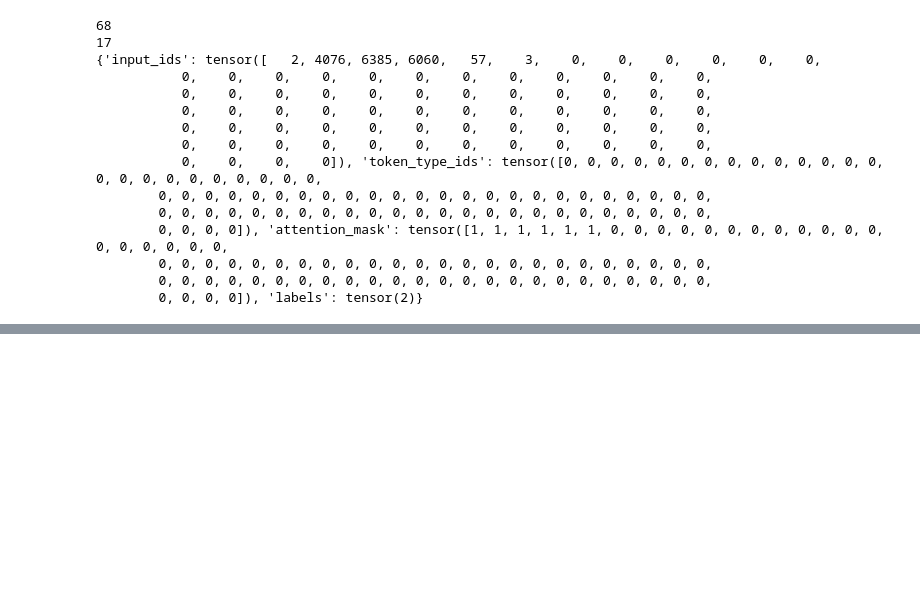
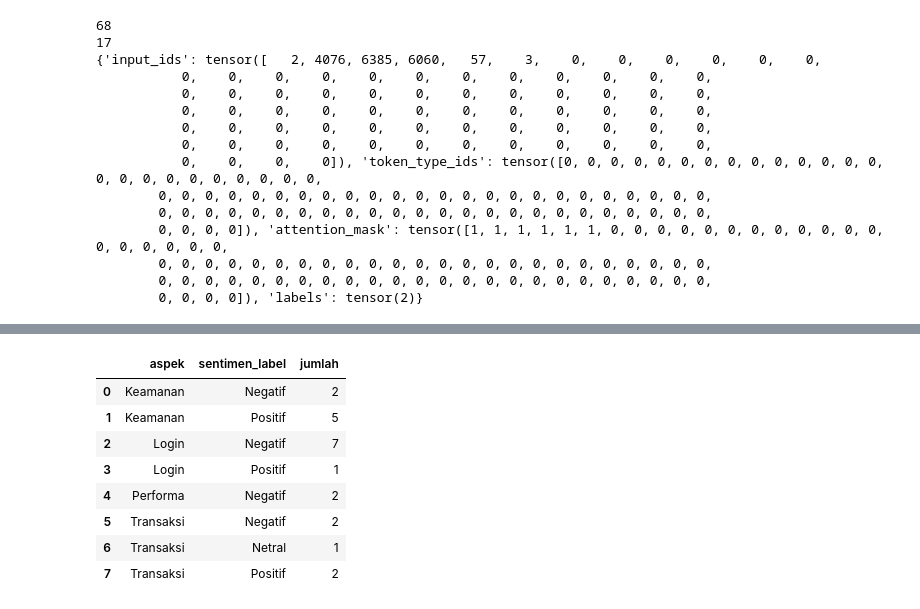
Before and after one commit to mukhairatil/sentiment-analysis-indoroberta, a Jupyter notebook: tes_penelitian.ipynb, the cells around one changed output, grey strips where cells are left out. Drawn from its saved outputs; the diff is of its cells as text; code cells hidden in the pictures; blank space fills up the shorter version.

```diff
--- a/tes_penelitian.ipynb
+++ b/tes_penelitian.ipynb
@@ -418,0 +583,19 @@ TrainOutput(global_step=27, training_loss=0.3243716601972227, metrics={'train_ru
+# %%
+aspek_sentimen = (
+    df_aspek
+    .groupby(["aspek", "sentimen_label"])
+    .size()
+    .reset_index(name="jumlah")
+)
+
+aspek_sentimen
+# %% [output]
+|  | aspek | sentimen_label | jumlah |
+| 0 | Keamanan | Negatif | 2 |
+| 1 | Keamanan | Positif | 5 |
+| 2 | Login | Negatif | 7 |
+| 3 | Login | Positif | 1 |
+| 4 | Performa | Negatif | 2 |
+| 5 | Transaksi | Negatif | 2 |
+| 6 | Transaksi | Netral | 1 |
+| 7 | Transaksi | Positif | 2 |
```
Also changed, not shown: parts of 25 cells of this notebook.
